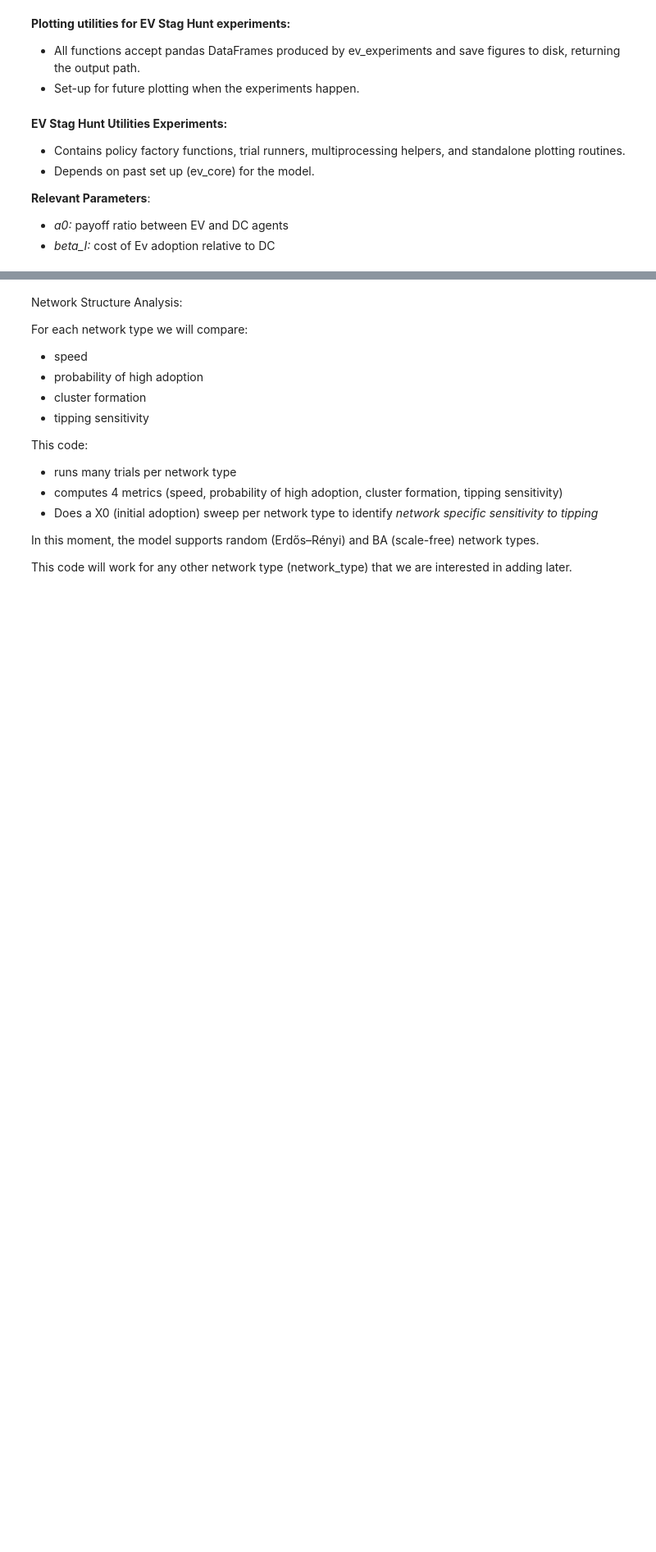
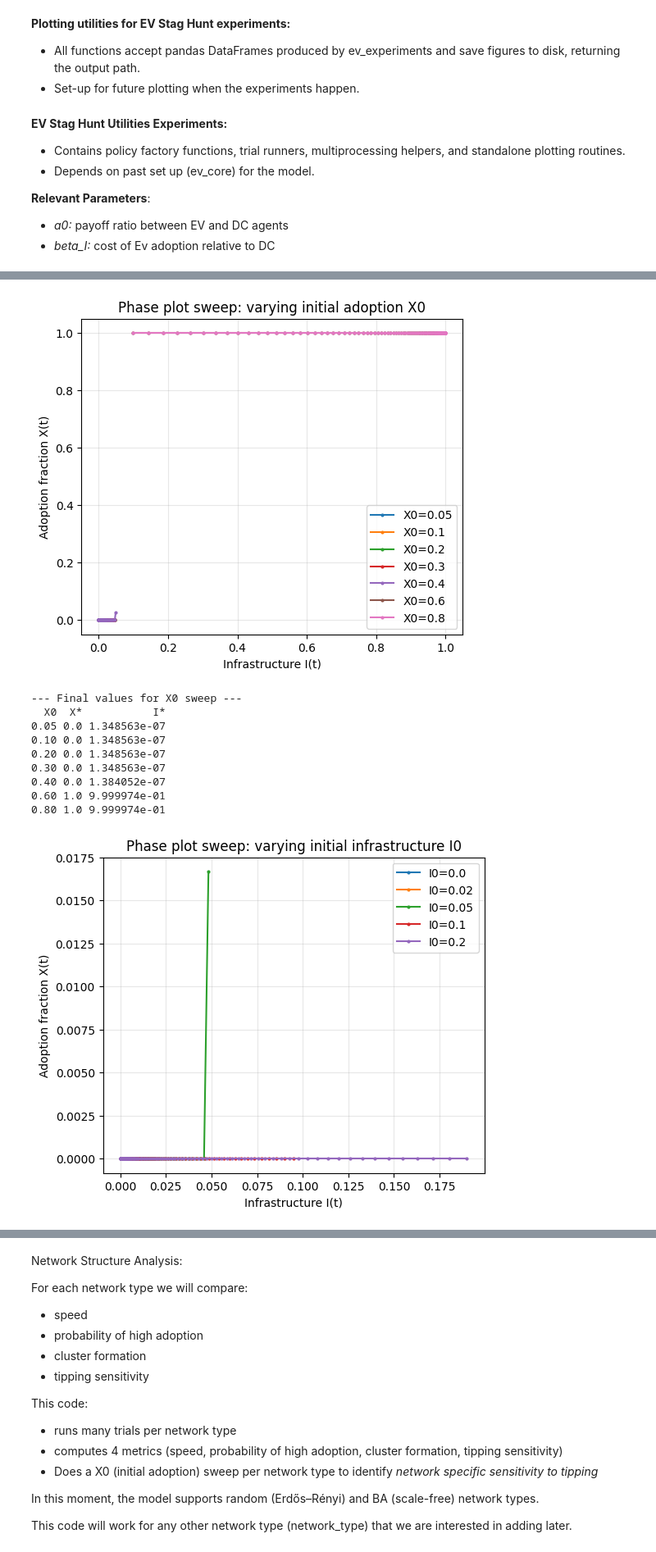
Before and after one commit to jrodriguezzuloaga-netizen/Model-based-decision-making, a Jupyter notebook: Assignment_3.ipynb, the cells around one changed output, grey strips where cells are left out. Shown: that part at 82% size. Drawn from its saved outputs; the diff is of its cells as text; code cells hidden in the pictures; blank space fills up the shorter version.

```diff
--- a/Assignment_3.ipynb
+++ b/Assignment_3.ipynb
@@ -1798,7 +1842,7 @@ plt.show()
   # initial adoption (X0)
   # initial infrastructure (I0)
   # infrastructure feedback (Bi)
-# Each sweep produces a multi-trajectory phase plotshowing how adoption responds to infrastructure under different initial conditions
+# Each sweep produces a multi-trajectory phase plot showing how adoption responds to infrastructure under different initial conditions
 # With these we can identify tipping points and values of initial adoption and infrastructure that will give us evidence of tipping points for experimenting trajectories using similar X0 with different final outcomes
 # This is for a random network type
 
@@ -1808,6 +1852,12 @@ plt.show()
 import matplotlib.pyplot as plt
 import pandas as pd
 import numpy as np
+
+# Make a clean copy of params_for_call without T and I0
+# (so we don't pass T twice to run_phase_example)
+params_for_phase = params_for_call.copy()
+params_for_phase.pop("T", None)
+params_for_phase.pop("I0", None)
 
 # 1. Sweep over initial adoption X0
 
@@ -1822,13 +1872,13 @@ for X0 in X0_values:
         X0_frac=X0,
         I0=I0_fixed,
         T=250,
-        **params_for_call
+        **params_for_phase
     )
     X_star = df["X"].iloc[-1]
     I_star = df["I"].iloc[-1]
     results_X0.append([X0, X_star, I_star])
 
-    # NEW: clip I and X to [0,1] to avoid plotting artifacts
+    # clip I and X to [0,1] to avoid plotting artifacts
     I_plot = np.clip(df["I"].to_numpy(), 0.0, 1.0)
     X_plot = np.clip(df["X"].to_numpy(), 0.0, 1.0)
 
@@ -1846,38 +1896,96 @@ df_X0 = pd.DataFrame(results_X0, columns=["X0", "X*", "I*"])
 print("\n--- Final values for X0 sweep ---")
 print(df_X0.to_string(index=False))
 
+
 # 2. Sweep over initial infrastructure I0
 
 I0_values = [0.0, 0.02, 0.05, 0.10, 0.20]
 X0_fixed = 0.20
 
 results_I0 = []
 
 plt.figure(figsize=(6,5))
 for I0 in I0_values:
     X, I, df = run_phase_example(
         X0_frac=X0_fixed,
         I0=I0,
         T=250,
-        **params_for_call
+        **params_for_phase
     )
     X_star = df["X"].iloc[-1]
     I_star = df["I"].iloc[-1]
     results_I0.append([I0, X_star, I_star])
 
-    # NEW: clip values
+    # clip values
     I_plot = np.clip(df["I"].to_numpy(), 0.0, 1.0)
     X_plot = np.clip(df["X"].to_numpy(), 0.0, 1.0)
 
     plt.plot(I_plot, X_plot, marker="o", markersize=2, label=f"I0={I0}")
 
 plt.xlabel("Infrastructure I(t)")
 plt.ylabel("Adoption fraction X(t)")
 plt.title("Phase plot sweep: varying initial infrastructure I0")
 plt.legend()
 plt.grid(alpha=0.3)
 plt.show()
 
 # Print numerical table for I0 sweep
 df_I0 = pd.DataFrame(results_I0, columns=["I0", "X*", "I*"])
-print("\n--- Final v
+print("\n--- Final values for I0 sweep ---")
+print(df_I0.to_string(index=False))
+
+
+# 3. Sweep over infrastructure feedback βI
+
+beta_values = [0.5, 1.0, 2.0, 3.0, 5.0]
+X0_fixed = 0.20
+I0_fixed = 0.05
+
+results_beta = []
+
+plt.figure(figsize=(6,5))
+for beta in beta_values:
+    # create a temporary params dict with this beta_I
+    params_temp = params_for_phase.copy()
+    params_temp["beta_I"] = beta
+
+    X, I, df = run_phase_example(
+        X0_frac=X0_fixed,
+        I0=I0_fixed,
+        T=250,
+        **params_temp
+    )
+
+    X_star = df["X"].iloc[-1]
+    I_star = df["I"].iloc[-1]
+    results_beta.append([beta, X_star, I_star])
+
+    # clip values
+    I_plot = np.clip(df["I"].to_numpy(), 0.0, 1.0)
+    X_plot = np.clip(df["X"].to_numpy(), 0.0, 1.0)
+
+    plt.plot(I_plot, X_plot, marker="o", markersize=2, label=f"βI={beta}")
+
+plt.xlabel("Infrastructure I(t)")
+plt.ylabel("Adoption fraction X(t)")
+plt.title("Phase plot sweep: varying infrastructure feedback βI")
+plt.legend()
+plt.grid(alpha=0.3)
+plt.show()
+
+# Print numerical table for beta_I sweep
+df_beta = pd.DataFrame(results_beta, columns=["βI", "X*", "I*"])
+print("\n--- Final values for βI sweep ---")
+print(df_beta.to_string(index=False))
+# %% [output]
+[figure, added]
+--- Final values for X0 sweep ---
+  X0  X*           I*
+0.05 0.0 1.348563e-07
+0.10 0.0 1.348563e-07
+0.20 0.0 1.348563e-07
+0.30 0.0 1.348563e-07
+0.40 0.0 1.384052e-07
+0.60 1.0 9.999974e-01
+0.80 1.0 9.999974e-01
+[figure, added]
```
Also changed, not shown: parts of 12 cells of this notebook.
